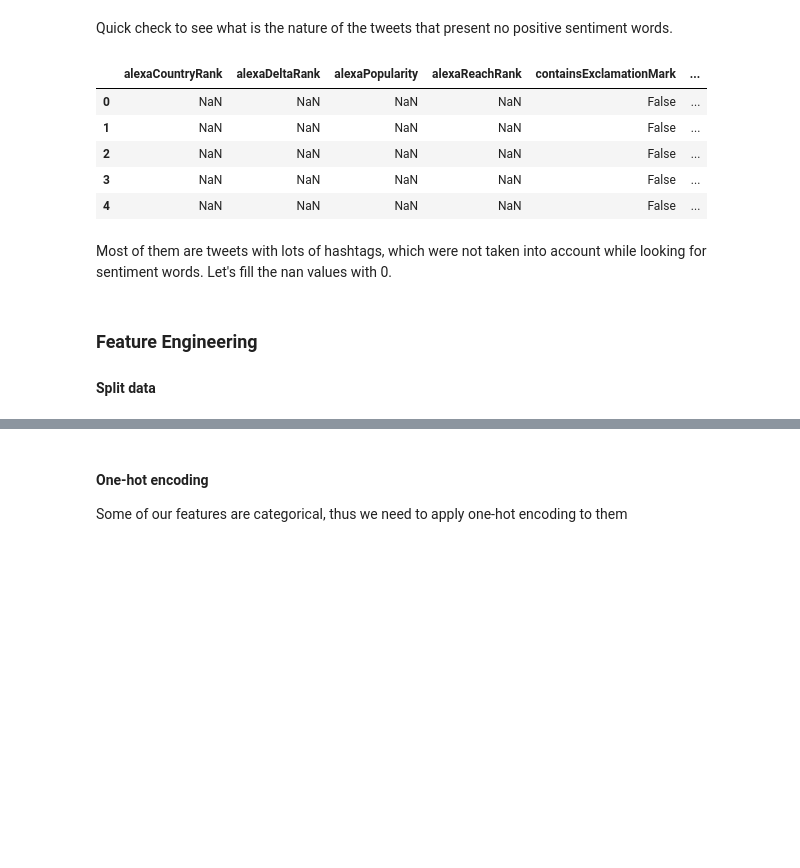
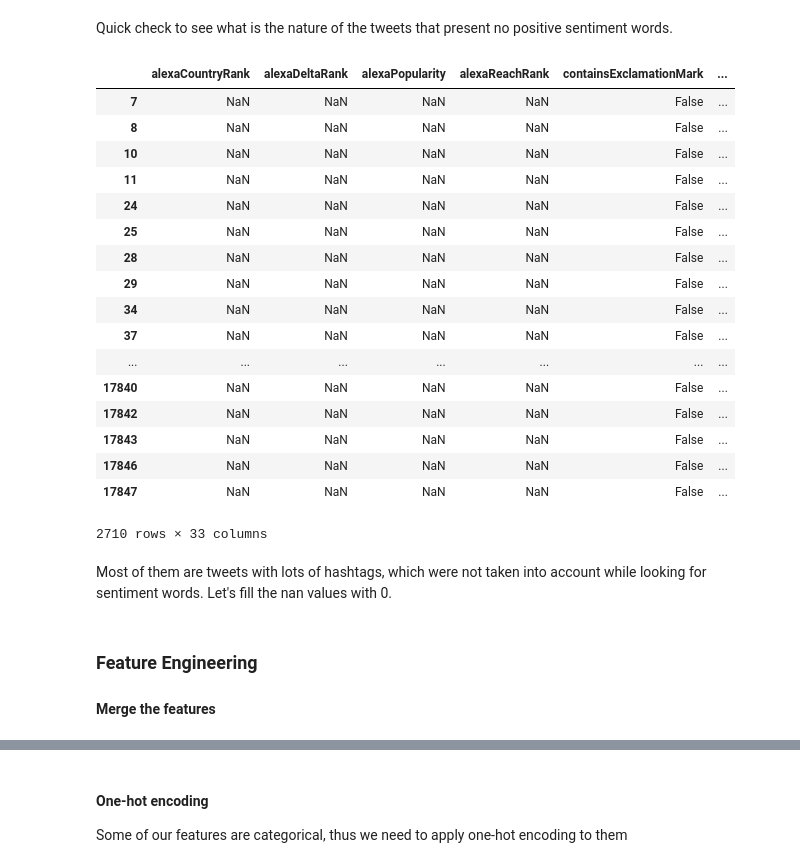
Before and after one commit to christinabo/spot-the-fake, a Jupyter notebook: fake_or_real.ipynb, the cells around one changed output, grey strips where cells are left out. Drawn from its saved outputs; the diff is of its cells as text; code cells hidden in the pictures; blank space fills up the shorter version.

```diff
--- a/fake_or_real.ipynb
+++ b/fake_or_real.ipynb
@@ -83,3 +80,0 @@ user_data.head()
-# %%
-tweet_data = pd.merge(tweet_data, data, on='id')
-tweet_data.head()
@@ -130,16 +108,27 @@ label - Missing: 0 - Unique: 2
 #### Number of positive/negative words
 # %% [markdown]
 Quick check to see what is the nature of the tweets that present no positive sentiment words.
-# %%
-pd.merge(tweet_data.loc[tweet_data['numPosSentiWords'].isna()],
-         data[['id', 'text']], on='id').head()
-# %% [output]
-|  | alexaCountryRank | alexaDeltaRank | alexaPopularity | alexaReachRank | containsExclamationMark | ... |
-| 0 | NaN | NaN | NaN | NaN | False | ... |
-| 1 | NaN | NaN | NaN | NaN | False | ... |
-| 2 | NaN | NaN | NaN | NaN | False | ... |
-| 3 | NaN | NaN | NaN | NaN | False | ... |
-| 4 | NaN | NaN | NaN | NaN | False | ... |
+# %%
+tweet_data.loc[tweet_data['numPosSentiWords'].isna()]
+# %% [output]
+|  | alexaCountryRank | alexaDeltaRank | alexaPopularity | alexaReachRank | containsExclamationMark | ... |
+| 7 | NaN | NaN | NaN | NaN | False | ... |
+| 8 | NaN | NaN | NaN | NaN | False | ... |
+| 10 | NaN | NaN | NaN | NaN | False | ... |
+| 11 | NaN | NaN | NaN | NaN | False | ... |
+| 24 | NaN | NaN | NaN | NaN | False | ... |
+| 25 | NaN | NaN | NaN | NaN | False | ... |
+| 28 | NaN | NaN | NaN | NaN | False | ... |
+| 29 | NaN | NaN | NaN | NaN | False | ... |
+| 34 | NaN | NaN | NaN | NaN | False | ... |
+| 37 | NaN | NaN | NaN | NaN | False | ... |
+| ... | ... | ... | ... | ... | ... | ... |
+| 17840 | NaN | NaN | NaN | NaN | False | ... |
+| 17842 | NaN | NaN | NaN | NaN | False | ... |
+| 17843 | NaN | NaN | NaN | NaN | False | ... |
+| 17846 | NaN | NaN | NaN | NaN | False | ... |
+| 17847 | NaN | NaN | NaN | NaN | False | ... |
+2710 rows × 33 columns
 # %% [markdown]
 Most of them are tweets with lots of hashtags, which were not taken into account while looking for sentiment words. Let's fill the nan values with 0.
 # %%
@@ -148,4 +137,4 @@ tweet_data['numNegSentiWords'].fillna(0, inplace=True)
 # %% [markdown]
 ### Feature Engineering
 
-#### Split data
+#### Merge the features
```
Also changed, not shown: parts of 25 cells of this notebook.
